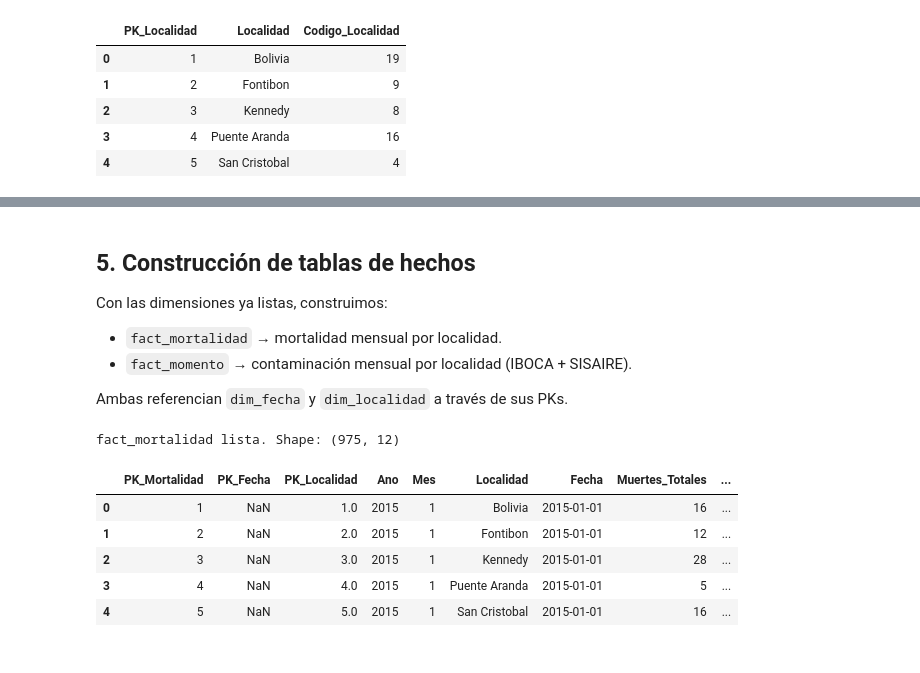
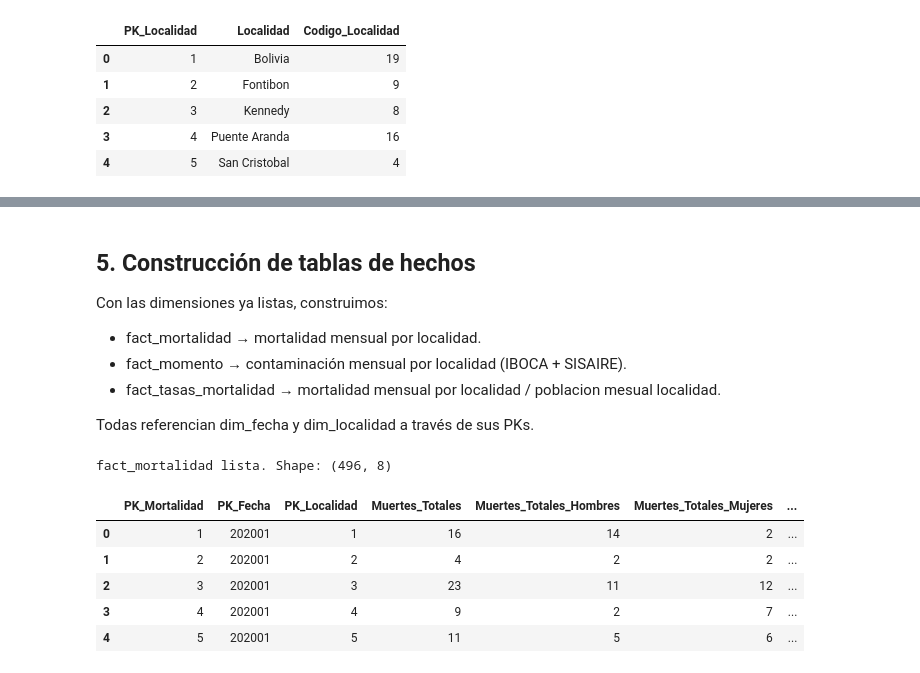
Before and after one commit to julianaduranl/P2_BI_Grupo9, a Jupyter notebook: ETL_parcial.ipynb, the cells around one changed output, grey strips where cells are left out. Saved outputs shown, nothing was run; the diff lists cells and outputs as text; code cells hidden in the pictures.

```diff
--- a/ETL_parcial.ipynb
+++ b/ETL_parcial.ipynb
@@ -601,7 +576,7 @@ iboca_clean listo. Shape: (1640005, 7)
 | 3 | 2021-01-01 03:00:00 | 2021.0 | 1.0 | Bolivia | 62.0 | 34.7 | 98.50 |
 | 4 | 2021-01-01 04:00:00 | 2021.0 | 1.0 | Bolivia | 94.0 | 37.9 | 106.12 |
 # %%
-# 2.2 LIMPIEZA SISAIRE → sisaire_clean (usando 'Fecha final' y 'Estacion')
+# 2.2 LIMPIEZA SISAIRE → sisaire_clean
 
 def limpiar_sisaire(raw_sisaire: pd.DataFrame) -> pd.DataFrame:
     df = raw_sisaire.copy()
@@ -609,30 +584,29 @@ def limpiar_sisaire(raw_sisaire: pd.DataFrame) -> pd.DataFrame:
     print("Columnas originales de SISAIRE:")
     print(df.columns.tolist())
 
-    # 1) Renombrar columnas clave a nombres estándar
+    #Renombrar columnas clave a nombres estándar
     df = df.rename(
         columns={
-            "Fecha final": "Fecha",
+            "Fecha inicial": "Fecha",
             "Estacion": "Localidad",
         }
     )
 
-    # 2) Convertir Fecha a datetime
+    # Convertir Fecha a datetime
     df["Fecha"] = pd.to_datetime(df["Fecha"], errors="coerce")
 
-    # 3) Año y mes
+    # Año y mes
     df["Ano"] = df["Fecha"].dt.year
     df["Mes"] = df["Fecha"].dt.month
 
-    # 4) Normalizar texto de localidad (AQUÍ entra TODO el fuzzy matching + caso Bolivia)
+    # Normalizar texto de localidad con fuzzy matching
     df["Localidad"] = df["Localidad"].apply(normalizar_localidad_texto)
 
-    # 5) Limpiar contaminantes numéricos
+    #Limpiar contaminantes numéricos
     contaminantes = ["NO2", "O3", "SO2", "CO"]
 
     for col in contaminantes:
         if col in df.columns:
-            # puedes usar el mismo patrón que en IBOCA
             df[col] = (
                 df[col]
                 .astype(str)
@@ -641,7 +615,7 @@ def limpiar_sisaire(raw_sisaire: pd.DataFrame) -> pd.DataFrame:
             )
             df[col] = pd.to_numeric(df[col], errors="coerce")
 
-    # 6) Columnas finales ordenadas
+    #Columnas finales ordenadas
     cols_finales = ["Fecha", "Ano", "Mes", "Localidad"] + [
         c for c in contaminantes if c in df.columns
     ]
@@ -1321,13 +1294,13 @@ dim_localidad_fecha lista. Shape: (496, 9)
 
 Con las dimensiones ya listas, construimos:
 
-- `fact_mortalidad` → mortalidad mensual por localidad.
-- `fact_momento`    → contaminación mensual por localidad (IBOCA + SISAIRE).
+- fact_mortalidad → mortalidad mensual por localidad.
+- fact_momento    → contaminación mensual por localidad (IBOCA + SISAIRE).
+- fact_tasas_mortalidad → mortalidad mensual por localidad / poblacion mesual localidad.
 
-Ambas referencian `dim_fecha` y `dim_localidad` a través de sus PKs.
+Todas referencian dim_fecha y dim_localidad a través de sus PKs.
 # %%
-# 5.1 FACT_MORTALIDAD (solo localidades presentes en dim_localidad)
-
+# 5.1 FACT_MORTALIDAD
 def construir_fact_mortalidad(
     medicina_mes_loc: pd.DataFrame,
     dim_fecha: pd.DataFrame,
@@ -1336,47 +1309,65 @@ def construir_fact_mortalidad(
     if medicina_mes_loc.empty:
         print("medicina_mes_loc está vacío. Devuelvo DataFrame vacío.")
         return pd.DataFrame()
 
+    # Merge con dim_fecha SOLO para traer PK_Fecha
     df = medicina_mes_loc.merge(
         dim_fecha[["PK_Fecha", "Ano", "Mes"]],
         on=["Ano", "Mes"],
         how="left"
     )
 
+    # Merge con dim_localidad SOLO para traer PK_Localidad
     df = df.merge(
         dim_localidad[["PK_Localidad", "Localidad"]],
         on="Localidad",
         how="left"
     )
 
-    # Eliminar filas cuya localidad no esté en la intersección (PK_Localidad nulo)
-    df = df.dropna(subset=["PK_Localidad"])
+    # Eliminar filas sin localidad válida o sin PK_Fecha
+    df = df.dropna(subset=["PK_Localidad", "PK_Fecha"])
 
+    # Forzar tipos de PK_Fecha y PK_Localidad
+    df["PK_Fecha"] = df["PK_Fecha"].astype("Int64")
+    df["PK_Localidad"] = df["PK_Localidad"].astype("Int64")
+
+    # Ordenar y crear PK_Mortalidad
     df = df.sort_values(["Ano", "Mes", "Localidad"]).reset_index(drop=True)
-    df.insert(0, "PK_Mortalidad", df.index + 1)
+    df.insert(
+        0,
+        "PK_Mortalidad",
+        pd.Series(range(1, len(df) + 1), dtype="Int64")
+    )
 
+    # Columnas de muertes
     cols_muertes = [c for c in df.columns if c.startswith("Muertes_")]
 
-    columnas = (
-        ["PK_Mortalidad", "PK_Fecha", "PK_Localidad", "Ano", "Mes", "Localidad", "Fecha"]
-        + cols_muertes
-    )
-    fact = df[columnas]
+    # Solo PKs + muertes
+    columnas = ["PK_Mortalidad", "PK_Fecha", "PK_Localidad"] + cols_muertes
+    fact = df[columnas].copy()
+
+    # Volver a asegurar que las PK son Int64
+    for col in ["PK_Mortalidad", "PK_Fecha", "PK_Localidad"]:
+        fact[col] = fact[col].astype("Int64")
 
     print("fact_mortalidad lista. Shape:", fact.shape)
     return fact
 
 
+# Ejecutar
 fact_mortalidad = construir_fact_mortalidad(
-    medicina_mes_loc, dim_fecha, dim_localidad
+    medicina_mes_loc,
+    dim_fecha,
+    dim_localidad
 )
+
 fact_mortalidad.head()
 # %% [output]
-fact_mortalidad lista. Shape: (975, 12)
+fact_mortalidad lista. Shape: (496, 8)
-|  | PK_Mortalidad | PK_Fecha | PK_Localidad | Ano | Mes | Localidad | Fecha | Muertes_Totales | ... |
-| 0 | 1 | NaN | 1.0 | 2015 | 1 | Bolivia | 2015-01-01 | 16 | ... |
-| 1 | 2 | NaN | 2.0 | 2015 | 1 | Fontibon | 2015-01-01 | 12 | ... |
-| 2 | 3 | NaN | 3.0 | 2015 | 1 | Kennedy | 2015-01-01 | 28 | ... |
-| 3 | 4 | NaN | 4.0 | 2015 | 1 | Puente Aranda | 2015-01-01 | 5 | ... |
-| 4 | 5 | NaN | 5.0 | 2015 | 1 | San Cristobal | 2015-01-01 | 16 | ... |
+|  | PK_Mortalidad | PK_Fecha | PK_Localidad | Muertes_Totales | Muertes_Totales_Hombres | Muertes_Totales_Mujeres | ... |
+| 0 | 1 | 202001 | 1 | 16 | 14 | 2 | ... |
+| 1 | 2 | 202001 | 2 | 4 | 2 | 2 | ... |
+| 2 | 3 | 202001 | 3 | 23 | 11 | 12 | ... |
+| 3 | 4 | 202001 | 4 | 9 | 2 | 7 | ... |
+| 4 | 5 | 202001 | 5 | 11 | 5 | 6 | ... |
 # %%
```
Also changed, not shown: parts of 22 cells of this notebook, 9 other files.
